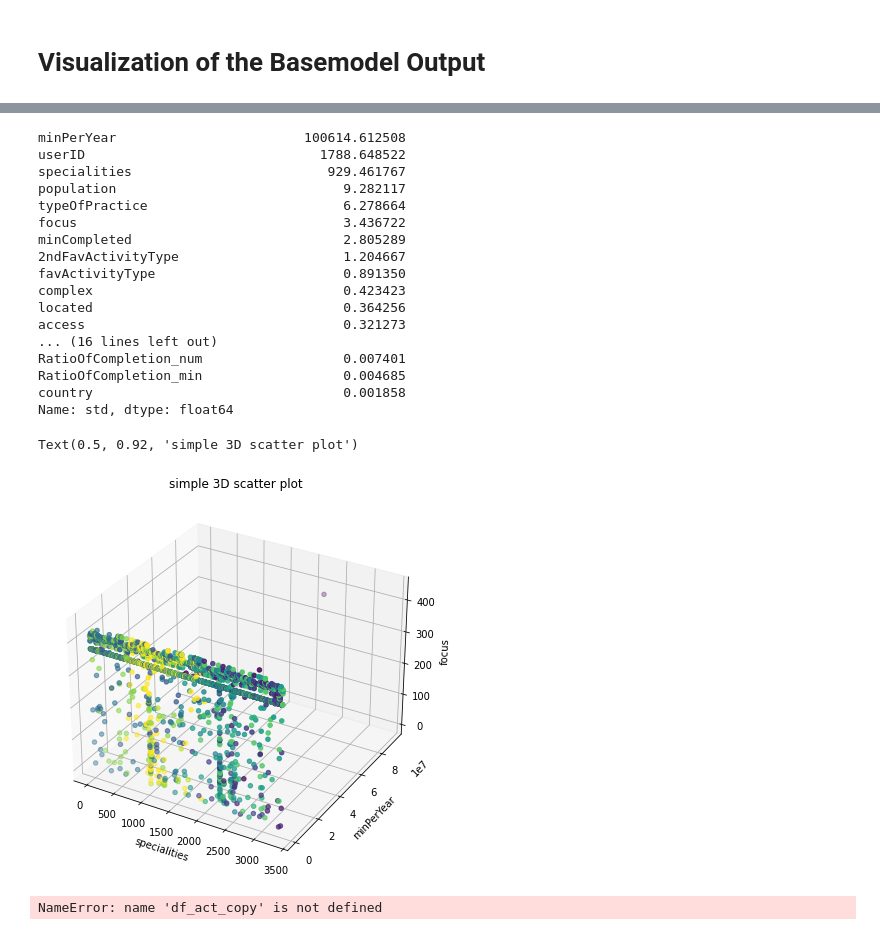
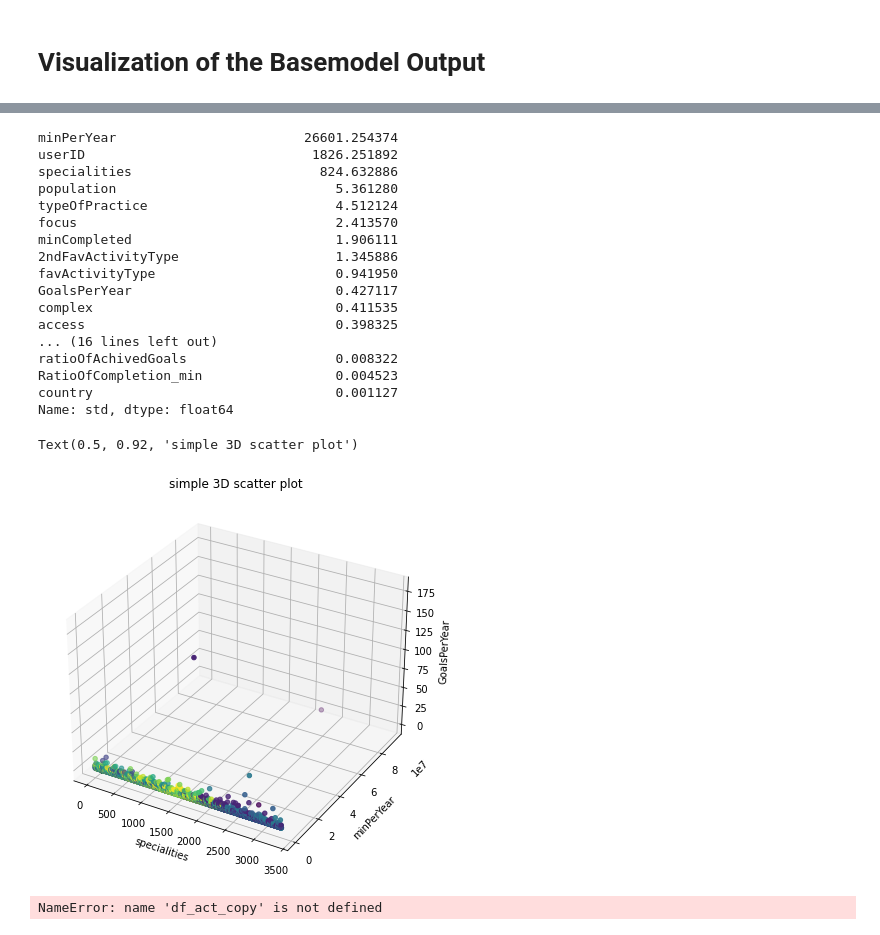
Before and after one commit to BenQuartermaine/customerclustering, a Jupyter notebook: notebooks/ran.ipynb, the cells around one changed output, grey strips where cells are left out. Drawn from its saved outputs; the diff is of its cells as text; code cells hidden in the pictures.

```diff
--- a/notebooks/ran.ipynb
+++ b/notebooks/ran.ipynb
@@ -758,6 +775,6 @@ Looks like the optimal number of cluster is around 14, but should we go that far
 # The baseline model
 print(f"The optimal cluster size is {clusters[wcss.index(min(wcss))]}") # this gives 14
 n_cluster=14
-base_model=MiniBatchKMeans(n_clusters=12)
+base_model=MiniBatchKMeans(n_clusters=11)
 X_pred=base_model.fit(df_processed).predict(df_processed)
 # %% [output]
@@ -782,45 +799,45 @@ df_des
 # %%
 df_des.loc['std',:].sort_values(ascending=False)
 # %% [output]
-minPerYear                        100614.612508
-userID                              1788.648522
-specialities                         929.461767
-population                             9.282117
-typeOfPractice                         6.278664
-focus                                  3.436722
-minCompleted                           2.805289
-2ndFavActivityType                     1.204667
-favActivityType                        0.891350
-complex                                0.423423
-located                                0.364256
-access                                 0.321273
+minPerYear                        26601.254374
+userID                             1826.251892
+specialities                        824.632886
+population                            5.361280
+typeOfPractice                        4.512124
+focus                                 2.413570
+minCompleted                          1.906111
+2ndFavActivityType                    1.345886
+favActivityType                       0.941950
+GoalsPerYear                          0.427117
+complex                               0.411535
+access                                0.398325
 ... (16 lines left out)
-RatioOfCompletion_num                  0.007401
-RatioOfCompletion_min                  0.004685
-country                                0.001858
+ratioOfAchivedGoals                   0.008322
+RatioOfCompletion_min                 0.004523
+country                               0.001127
 Name: std, dtype: float64
 # %%
 from mpl_toolkits.mplot3d import Axes3D
 import matplotlib.pyplot as plt
 
 
 # Choose the columns have large std from the describe table
 x=df_processed.specialities
 y=df_processed.minPerYear
-z=df_processed.population
+z=df_processed.GoalsPerYear
 
 # Creating figure
 fig = plt.figure(figsize = (10, 7))
 ax = plt.axes(projection ="3d")
 # Creating plot
 ax.scatter3D(x, y, z, c = X_pred)
 ax.set_xlabel('specialities')
 ax.set_ylabel('minPerYear')
-ax.set_zlabel('focus')
+ax.set_zlabel('GoalsPerYear')
 plt.title("simple 3D scatter plot")
 # %% [output]
 Text(0.5, 0.92, 'simple 3D scatter plot')
-[figure, old version]
+[figure, new version]
 # %%
 df_processed
 # %%
```
Also changed, not shown: parts of 7 cells of this notebook.
